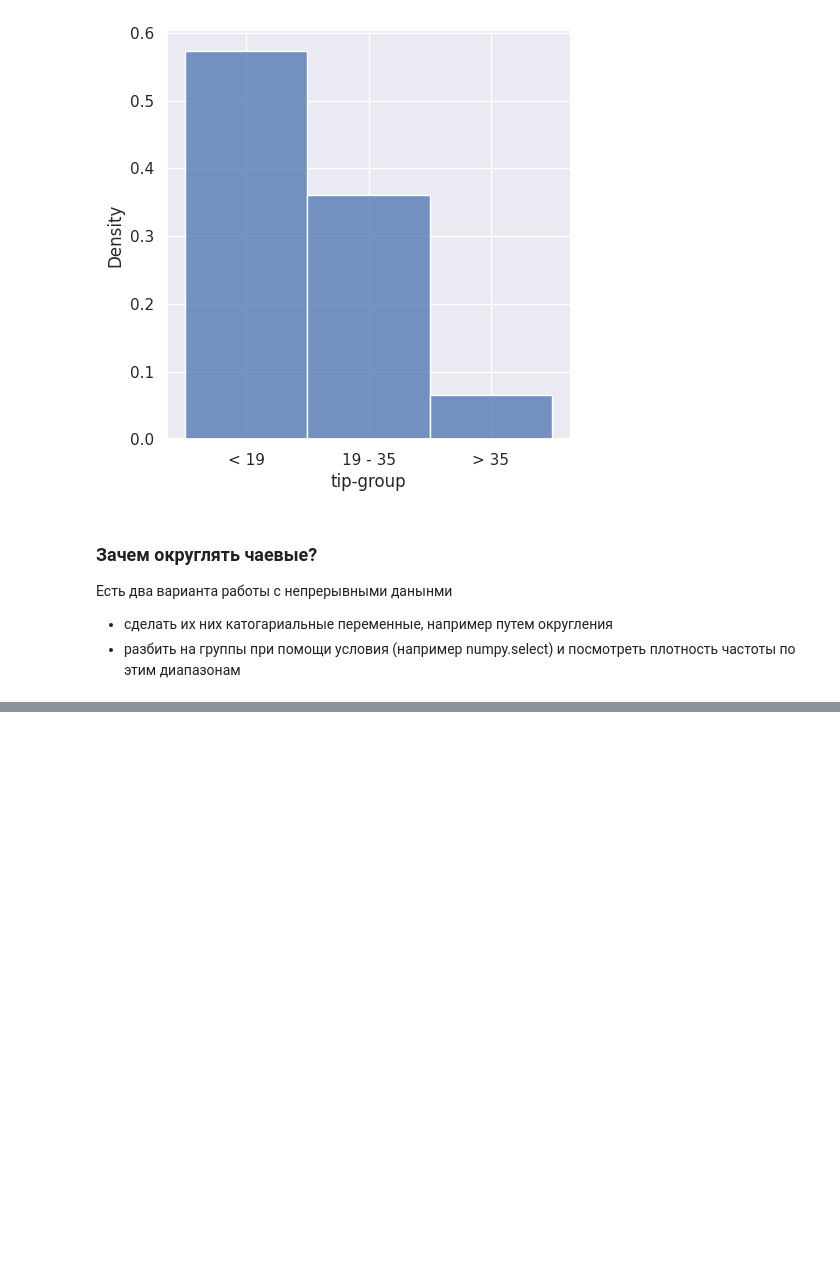
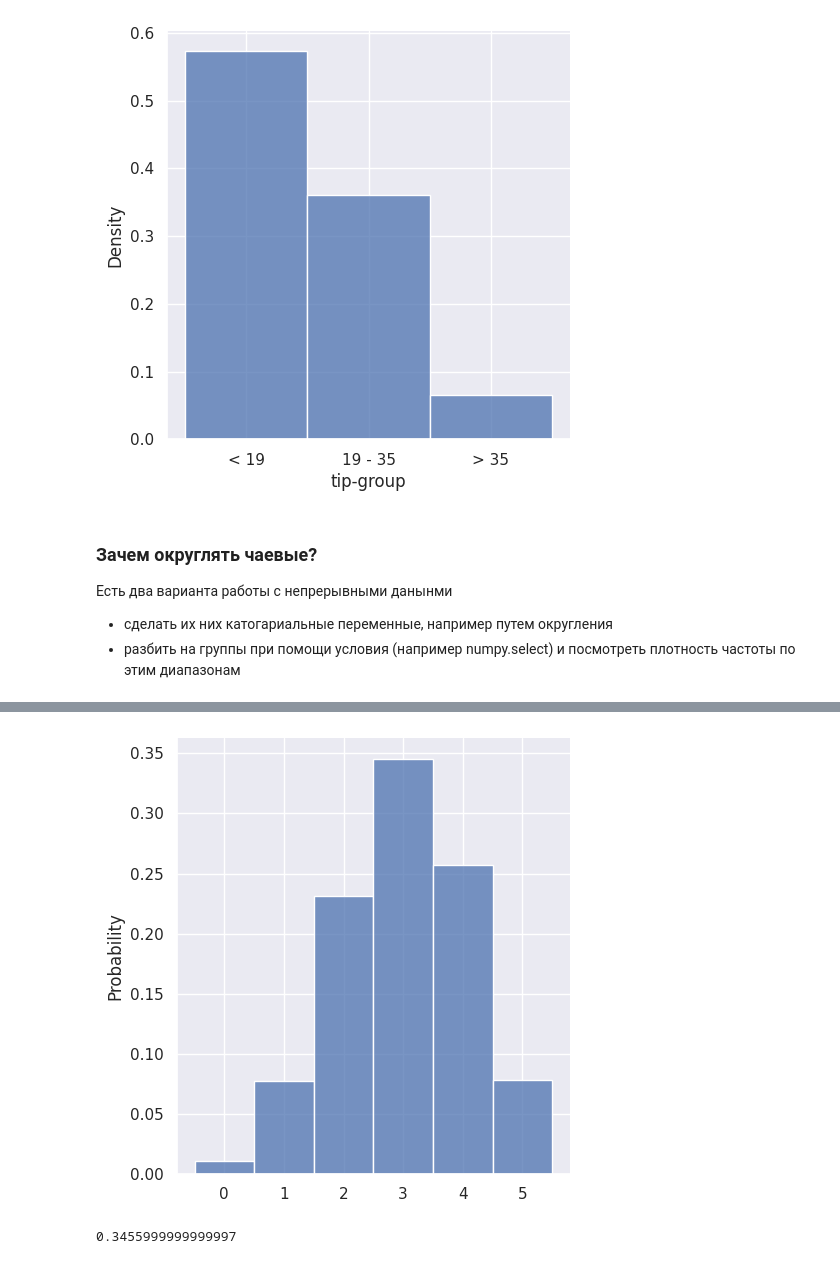
Before and after one commit to cucumberian/mathshub, a Jupyter notebook: lesson-17_seminar/lesson-17-mt.ipynb, the cells around one changed output, grey strips where cells are left out. Drawn from its saved outputs; the diff is of its cells as text; code cells hidden in the pictures; blank space fills up the shorter version.

```diff
--- a/lesson-17_seminar/lesson-17-mt.ipynb
+++ b/lesson-17_seminar/lesson-17-mt.ipynb
@@ -349,0 +404,14 @@ P_n_k = C_n_k * $(p^n) * q**(n-k) = C_n_k * p**n * (1-p)**(n-k)
+# %%
+maksim1 = np.random.binomial(n=5, p=0.6, size=100000);
+sns.displot(data=maksim1, discrete=True, stat='probability');
+# %% [output]
+[figure, added]
+# %%
+# можно воспользоваться готовой библиотекой для расчета веротяности
+# Probability Mass Function - pmf
+# распределение вероятностей
+import scipy
+
+scipy.stats.binom.pmf(n=5, k=3, p=0.6)
+# %% [output]
+0.3455999999999997
```
Also changed, not shown: parts of 14 cells of this notebook, 1 other file.
